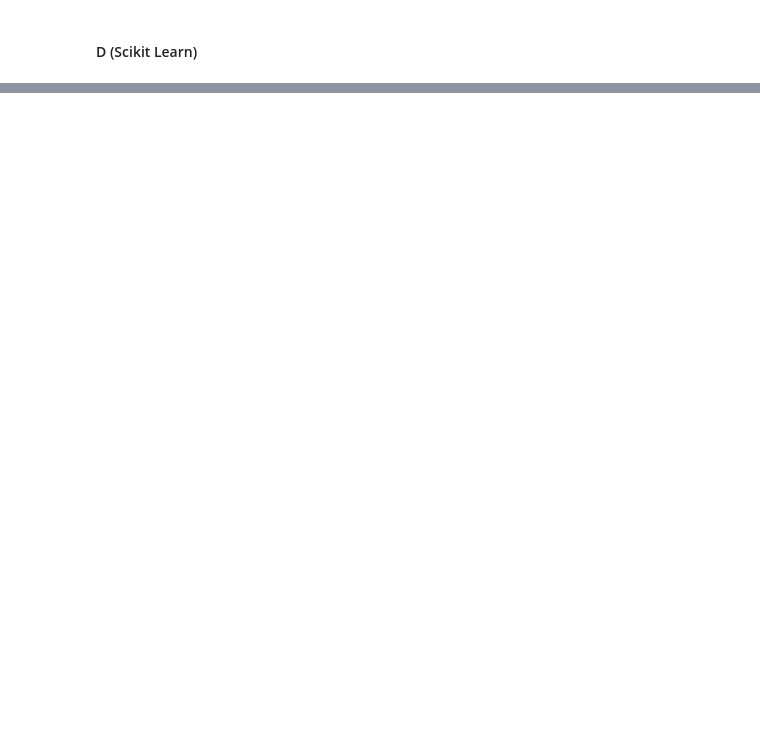
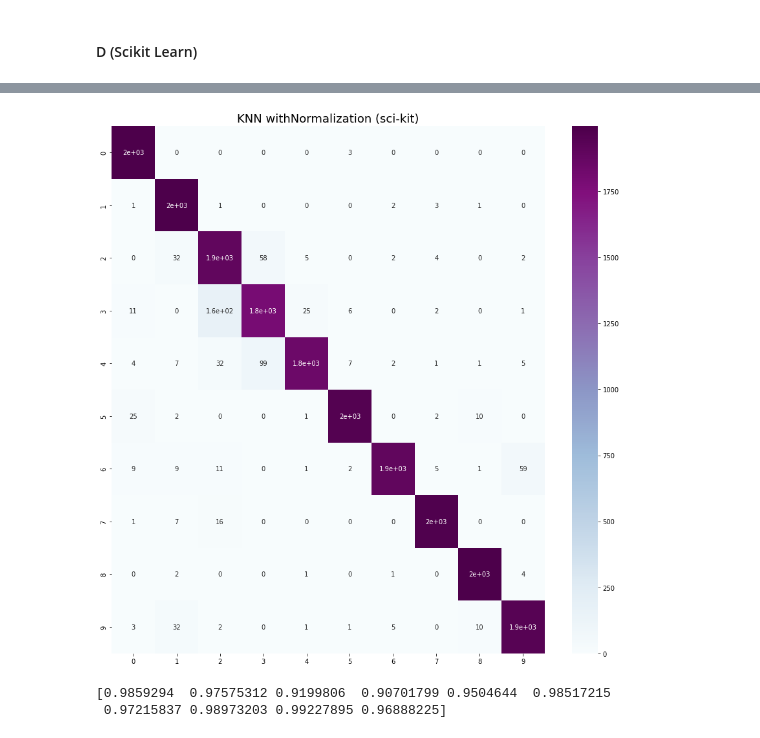
Before and after one commit to Kassra-sinaei/ML_HW_4, a Jupyter notebook: simulations/q7.ipynb, the cells around one changed output, grey strips where cells are left out. Saved outputs shown, nothing was run; the diff lists cells and outputs as text; code cells hidden in the pictures; blank space fills up the shorter version.

```diff
--- a/simulations/q7.ipynb
+++ b/simulations/q7.ipynb
@@ -101,0 +136,14 @@ print(f1_score(Y_test, y_predict, average=None))
+# %%
+model = KNeighborsClassifier(n_neighbors=5)
+model.fit(X_train_nor, Y_train)
+y_predict = model.predict(X_test_nor)
+# %%
+plt.figure(figsize = (15,15))
+sns.heatmap(confusion_matrix(Y_test, y_predict), annot=True, cmap="BuPu")
+plt.title("KNN withNormalization (sci-kit)", fontsize = 18)
+plt.show()
+print(f1_score(Y_test, y_predict, average=None))
+# %% [output]
+[figure, added]
+[0.9859294  0.97575312 0.9199806  0.90701799 0.9504644  0.98517215
+ 0.97215837 0.98973203 0.99227895 0.96888225]
```
Also changed, not shown: parts of 13 cells of this notebook.
